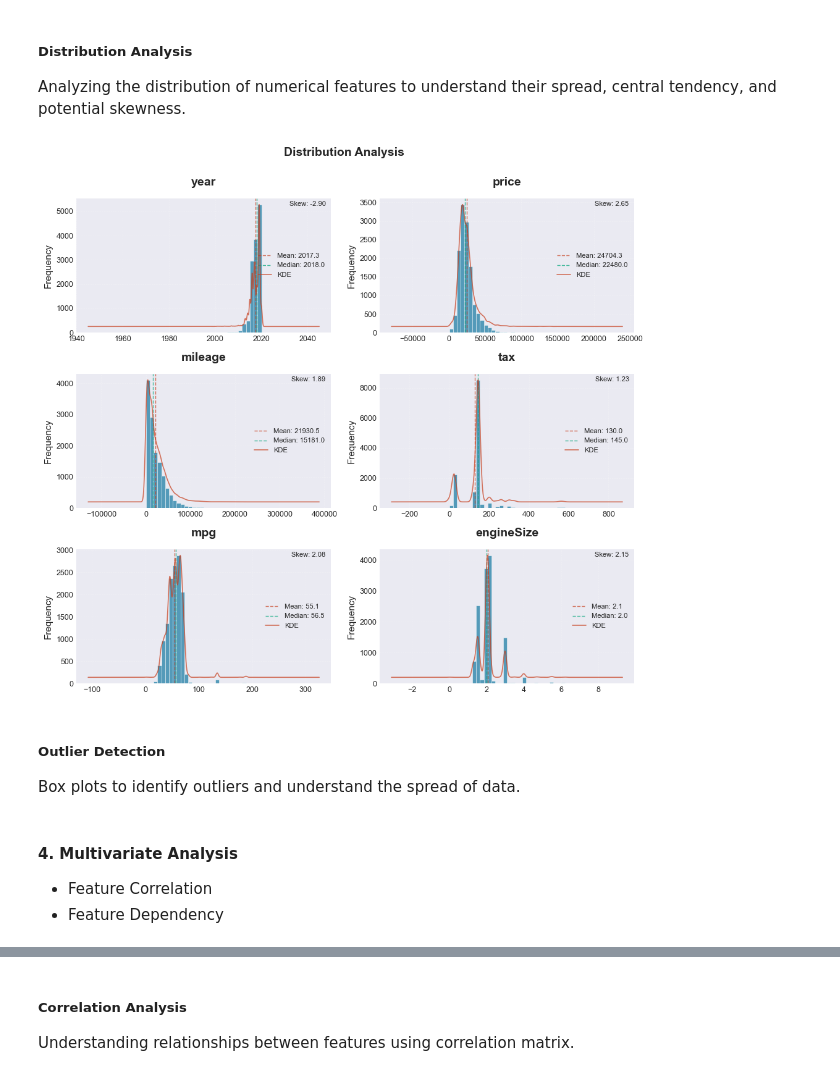
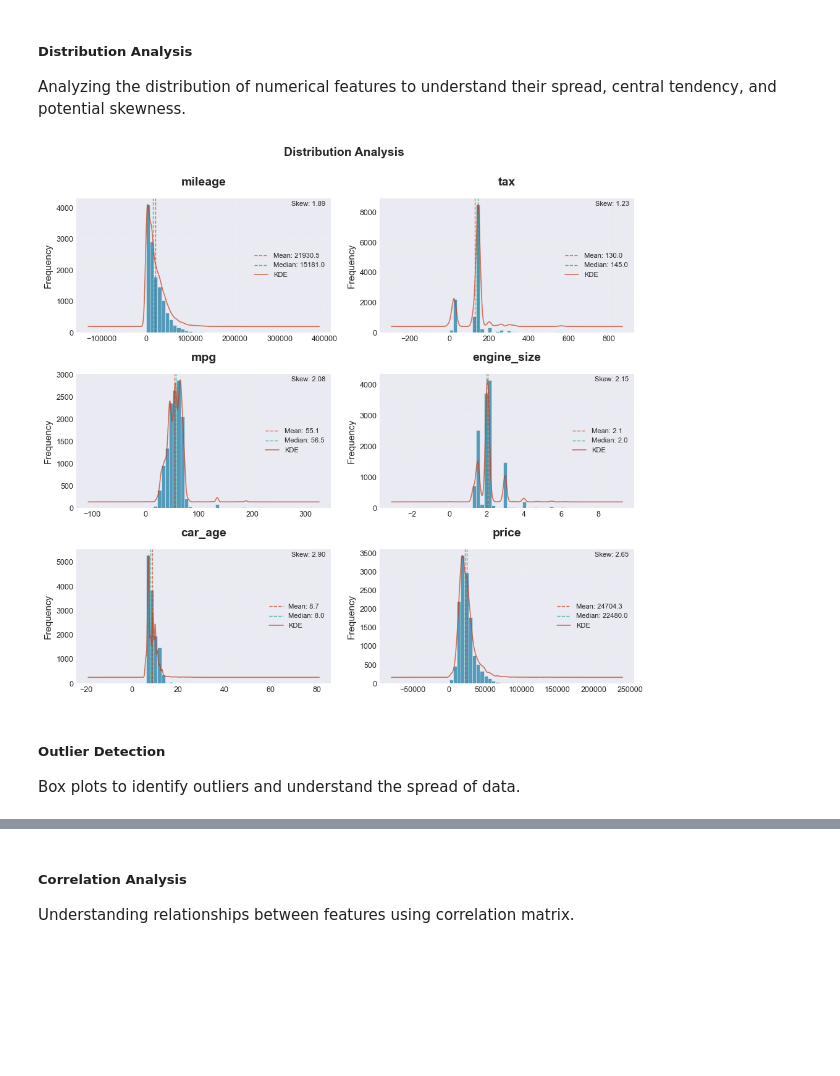
Before and after one commit to ashleysoffian/usecase, a Jupyter notebook: src/regression.ipynb, the cells around one changed output, grey strips where cells are left out. Cells and saved outputs as stored; diff of their text form; code cells hidden in the pictures; blank space fills up the shorter version.

```diff
--- a/src/regression.ipynb
+++ b/src/regression.ipynb
@@ -68,0 +76,3 @@ fig.show()
+# %%
+df['car_age'] = 2026 - df['year']
+df.drop(columns=['year'], inplace=True)
@@ -69,3 +81,6 @@ fig.show()
+# %%
+df = df.rename(columns={'fuelType': 'fuel_type',
+                        'engineSize': 'engine_size',})
 # %% [markdown]
 #### 3. Univariate Analysis
 - Distribution Analysis (Histograms)
@@ -73,15 +88,15 @@ fig.show()
 # %% [markdown]
 ##### Distribution Analysis
 Analyzing the distribution of numerical features to understand their spread, central tendency, and potential skewness.
+# %%
+num_features = ['mileage', 'tax', 'mpg', 'engine_size', 'car_age']
+cat_features = ['model', 'transmission', 'fuel_type']
+target = ['price']
 # %%
-fig = EA.hist_plot(df, combined=True)
+fig = EA.hist_plot(df, variables=num_features + target, combined=True)
 # %% [output]
-[figure, old version]
+[figure, new version]
 # %% [markdown]
 ##### Outlier Detection
 
 Box plots to identify outliers and understand the spread of data.
-# %% [markdown]
-#### 4. Multivariate Analysis
-- Feature Correlation
-- Feature Dependency
```
Also changed, not shown: parts of 59 cells of this notebook.
